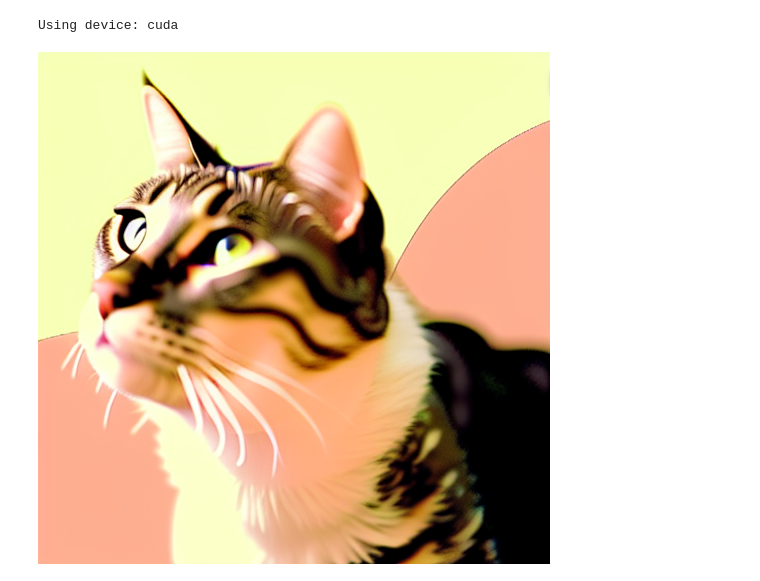
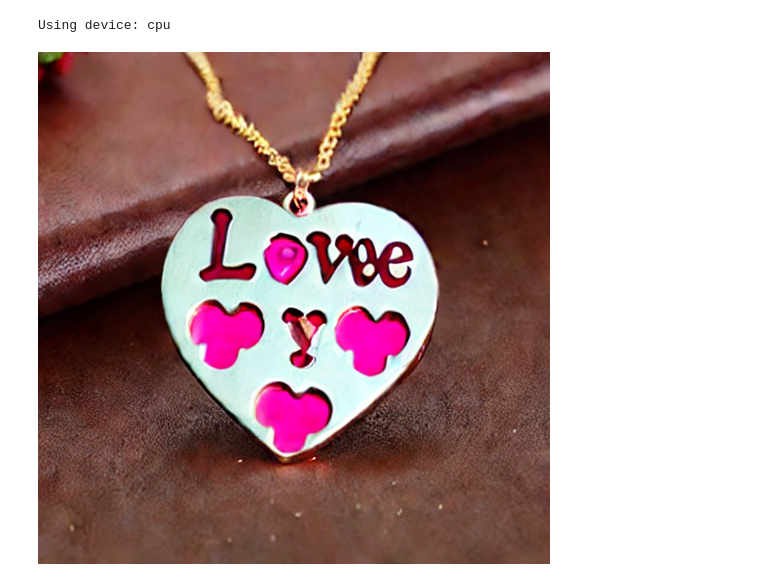
Before and after one commit to Asthag29/Stable_Diffusion, a Jupyter notebook: stable_diffusion/demo.ipynb, the cells around one changed output. Saved outputs shown, nothing was run; the diff lists cells and outputs as text; code cells hidden in the pictures.

```diff
--- a/stable_diffusion/demo.ipynb
+++ b/stable_diffusion/demo.ipynb
@@ -5,11 +5,11 @@ from PIL import Image
 from transformers import CLIPTokenizer
 import torch
 
-DEVICE = "cuda" if torch.cuda.is_available() else "cpu"
-# DEVICE = "cpu"  # Forcing CPU usage
+# DEVICE = "cuda" if torch.cuda.is_available() else "cpu"
+DEVICE = "cpu"  # Forcing CPU usage
 print(f"Using device: {DEVICE}")
 # %% [output]
-Using device: cuda
+Using device: cpu
 # %%
 tokenizer = CLIPTokenizer("../dataa/vocab.json", merges_file="../dataa/merges.txt")
 model_file = "../dataa/v1-5-pruned-emaonly.ckpt"
@@ -51,10 +51,17 @@ output_image = pipeline.generate(
 
 )
+# %%
+Image.fromarray(output_image[56])
+# %% [output]
+[figure, added]
 # %%
-Image.fromarray(output_image)
-# a = Image.fromarray(output_image)
+import numpy as np
+from PIL import Image
+import matplotlib.pyplot as plt
+import matplotlib.animation as animation
+from IPython.display import HTML, display
+import io
+import base64
-# %% [output]
-[figure, removed]
 # %%
 Image.fromarray(output_image)
 # b = Image.fromarray(output_image)
```
Also changed, not shown: parts of 4 cells of this notebook, 2 other files.
